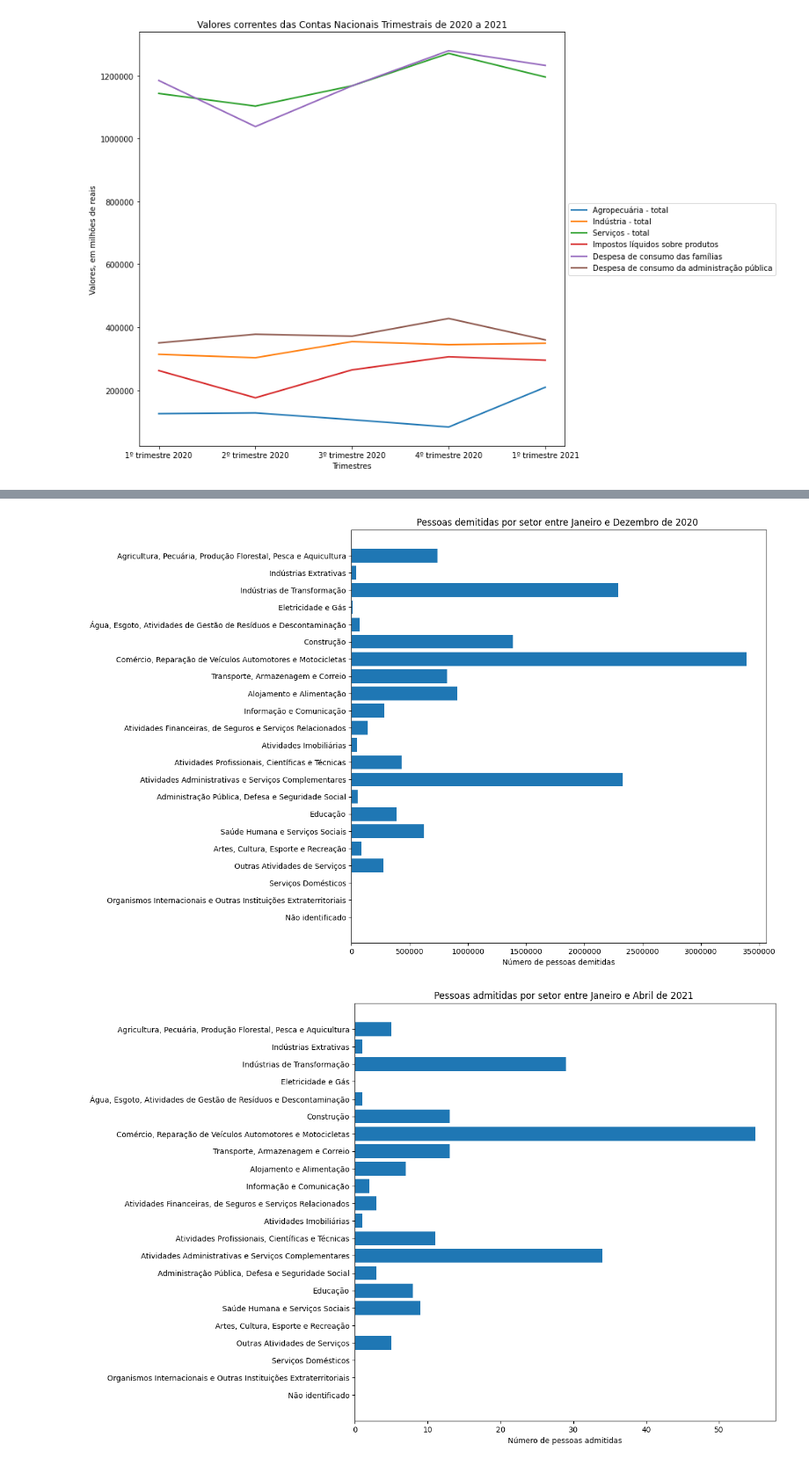
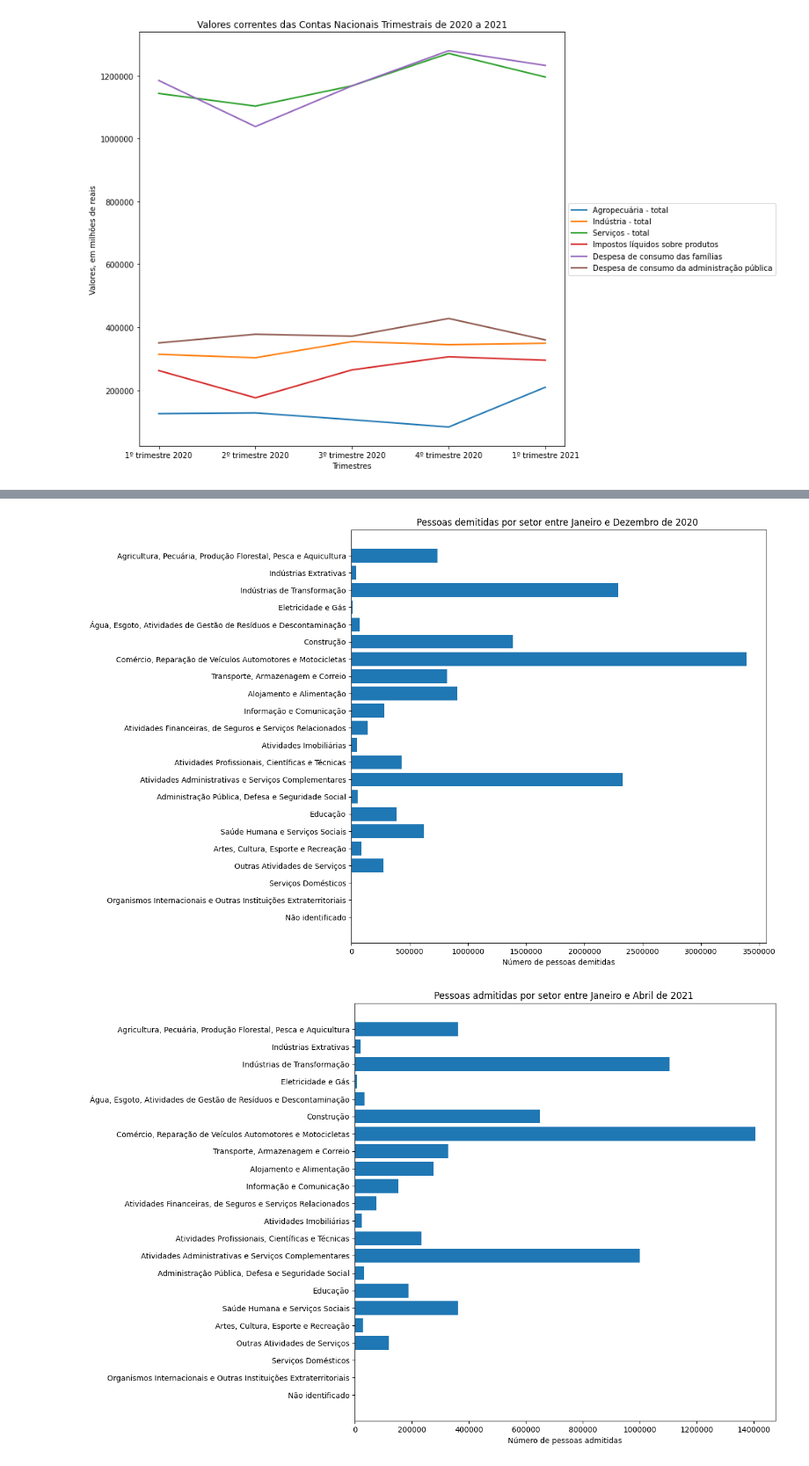
Before and after one commit to barbaraport/analise-empregabilidade-caged, a Jupyter notebook: analise-empregabilidade-caged.ipynb, the cells around one changed output, grey strips where cells are left out. Shown at 88% size. Saved outputs shown, nothing was run; the diff lists cells and outputs as text; code cells hidden in the pictures.

```diff
--- a/analise-empregabilidade-caged.ipynb
+++ b/analise-empregabilidade-caged.ipynb
@@ -394,7 +394,7 @@ plotGraficoEmpregoClasseSocial(
 #Admissões e demissões por faixa etária 2020
 empregoPorFaixaEtaria2020 = {}
 for mes in movimento2020:
-    empregoPorFaixaEtaria2020[mes] = contagemPorFaixaEtaria(movimento2020[mes][['tipomovimentação','idade']].sample(50).dropna().to_dict('records'))
+    empregoPorFaixaEtaria2020[mes] = contagemPorFaixaEtaria(movimento2020[mes][['tipomovimentação','idade']].sample(50).to_dict('records'))
 
 # admissões e demissões por faixa etária 2021
 empregoPorFaixaEtaria2021 = {}
@@ -712,9 +725,9 @@ empregoPorNivelInstrucao2020 = []
 empregoPorNivelInstrucao2021 = []
 
 for mes in movimento2020:
-    empregoPorNivelInstrucao2020.append(contagemEmpregoPorInstrucao(movimento2020[mes].sample(50).groupby(['tipomovimentação'])['graudeinstrução'].value_counts().to_dict()))
+    empregoPorNivelInstrucao2020.append(contagemEmpregoPorInstrucao(movimento2020[mes].groupby(['tipomovimentação'])['graudeinstrução'].value_counts().to_dict()))
 for mes in movimento2021:
-    empregoPorNivelInstrucao2021.append(contagemEmpregoPorInstrucao(movimento2021[mes].sample(50).groupby(['tipomovimentação'])['graudeinstrução'].value_counts().to_dict()))
+    empregoPorNivelInstrucao2021.append(contagemEmpregoPorInstrucao(movimento2021[mes].groupby(['tipomovimentação'])['graudeinstrução'].value_counts().to_dict()))
 plotGraficoEmpregoInstrucao(empregoPorNivelInstrucao2020,'Grau de instrução','Pessoas','Pessoas admitidas por mês e por nível de escolaridade entre Janeiro e Dezembro de 2020',10,10,meses_grafico2020,'admitidos')
 plotGraficoEmpregoInstrucao(empregoPorNivelInstrucao2020,'Grau de instrução','Pessoas','Pessoas demitidas por mês e por nível de escolaridade entre Janeiro e Dezembro de 2020',10,10,meses_grafico2020,'demitidos')
 
@@ -743,33 +756,33 @@ def plotGraficoSecao(lista,xlabel,title,tamanhox,tamanhoy,secoes):
     ax.barh(y_pos,grafico, align='center')
     ax.set_yticks(y_pos)
     ax.set_yticklabels(pessoas.keys())
     ax.invert_yaxis()
     ax.set_xlabel(xlabel)
     ax.set_title(title)
     fig.set_size_inches(tamanhox, tamanhoy)
     plt.ticklabel_format(style='plain', axis='x')
 
     plt.show()
 
 pessoasAdmitidasSetor2020 = []
 pessoasDemitidasSetor2020 = []
 
 pessoasAdmitidasSetor2021 = []
 pessoasDemitidasSetor2021 = []
 
 for mes in movimento2020:
     pessoasAdmitidasSetor2020.append(movimento2020[mes].replace(sec_antigas, sec_novas).loc[movimento2020[mes]['tipomovimentação'].isin(cod_admitidos)]['seção'].value_counts().to_dict())
     pessoasDemitidasSetor2020.append(movimento2020[mes].replace(sec_antigas, sec_novas).loc[movimento2020[mes]['tipomovimentação'].isin(cod_demitidos)]['seção'].value_counts().to_dict())
 
 for mes in movimento2021:
-    pessoasAdmitidasSetor2021.append(movimento2021[mes].replace(sec_antigas, sec_novas).loc[movimento2021[mes]['tipomovimentação'].isin(cod_admitidos)]['seção'].sample(50).value_counts().to_dict())
-    pessoasDemitidasSetor2021.append(movimento2021[mes].replace(sec_antigas, sec_novas).loc[movimento2021[mes]['tipomovimentação'].isin(cod_demitidos)]['seção'].sample(50).value_counts().to_dict())
+    pessoasAdmitidasSetor2021.append(movimento2021[mes].replace(sec_antigas, sec_novas).loc[movimento2021[mes]['tipomovimentação'].isin(cod_admitidos)]['seção'].value_counts().to_dict())
+    pessoasDemitidasSetor2021.append(movimento2021[mes].replace(sec_antigas, sec_novas).loc[movimento2021[mes]['tipomovimentação'].isin(cod_demitidos)]['seção'].value_counts().to_dict())
 
 plotGraficoSecao(pessoasAdmitidasSetor2020,'Número de pessoas admitidas','Pessoas admitidas por setor entre Janeiro e Dezembro de 2020 ',10,10,sec_novas)
 plotGraficoSecao(pessoasDemitidasSetor2020,'Número de pessoas demitidas','Pessoas demitidas por setor entre Janeiro e Dezembro de 2020 ',10,10,sec_novas)
 plotGraficoSecao(pessoasAdmitidasSetor2021,'Número de pessoas admitidas','Pessoas admitidas por setor entre Janeiro e Abril de 2021 ',10,10,sec_novas)
 plotGraficoSecao(pessoasDemitidasSetor2021,'Número de pessoas demitidas','Pessoas demitidas por setor entre Janeiro e Abril de 2021 ',10,10,sec_novas)
 # %% [output]
 [figure]
 [figure]
-[figure, old version]
+[figure, new version]
```
Also changed, not shown: parts of 20 cells of this notebook.
